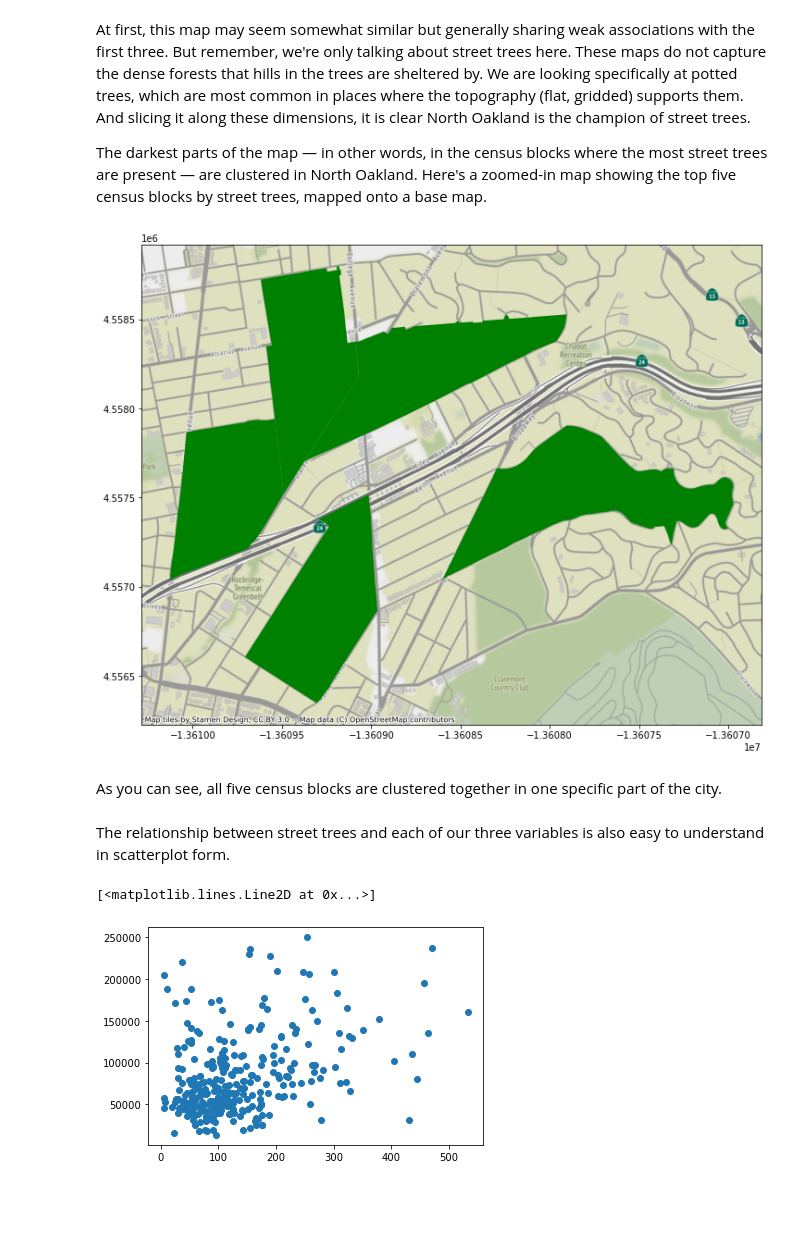
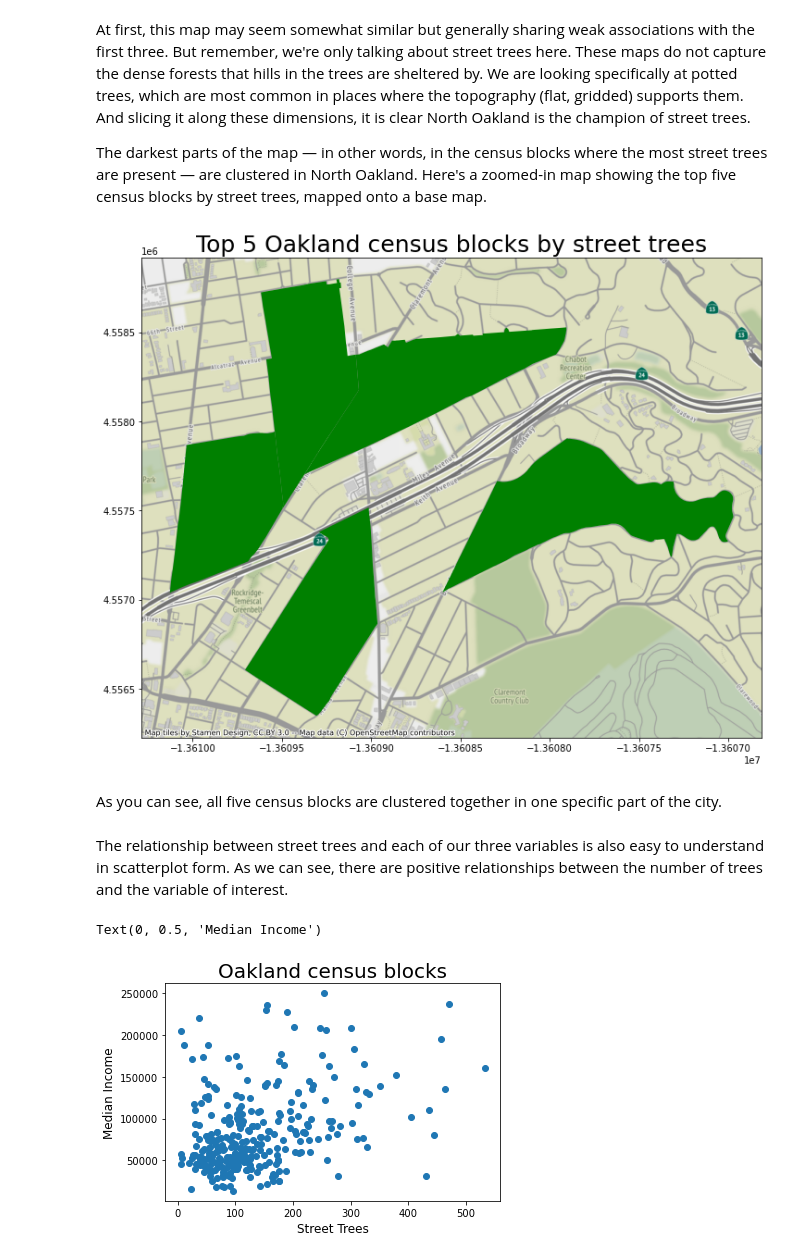
Before and after one commit to michaelrosen3/up206-michaelandelliott, a Jupyter notebook: Group Assignments/midterm.ipynb, the cells around one changed output. Saved outputs shown, nothing was run; the diff lists cells and outputs as text; code cells hidden in the pictures; blank space fills up the shorter version.

```diff
--- a/Group Assignments/midterm.ipynb
+++ b/Group Assignments/midterm.ipynb
@@ -365,21 +377,29 @@ oak_sorted=oak_sorted.head(5)
 oak_sorted_webmercator=oak_sorted.to_crs(epsg=3857)
 
 ax = oak_sorted_webmercator.plot(color="green", figsize=(12, 12))
+plt.title(label="Top 5 Oakland census blocks by street trees",
+          fontsize=25,
+          color="black")
 ctx.add_basemap(ax, crs=oak_sorted_webmercator.crs.to_string())
 # %% [output]
-[figure, old version]
+[figure, new version]
 # %% [markdown]
 As you can see, all five census blocks are clustered together in one specific part of the city.
 # %% [markdown]
-The relationship between street trees and each of our three variables is also easy to understand in scatterplot form.
+The relationship between street trees and each of our three variables is also easy to understand in scatterplot form. As we can see, there are positive relationships between the number of trees and the variable of interest.
 # %%
 x=oak_trees_income['trees in census block']
 y=oak_trees_income['Median Income']
 # %%
 plt.plot(x,y,'o')
+plt.title(label="Oakland census blocks",
+          fontsize=20,
+          color="black",)
+plt.xlabel('Street Trees', fontsize=12)
+plt.ylabel('Median Income', fontsize=12)
 # %% [output]
-[<matplotlib.lines.Line2D at 0x...>]
+Text(0, 0.5, 'Median Income')
-[figure, old version]
+[figure, new version]
 # %%
 c=oak_trees_race['trees in census block']
 d=oak_trees_race['Percent White']
```
Also changed, not shown: parts of 6 cells of this notebook.
